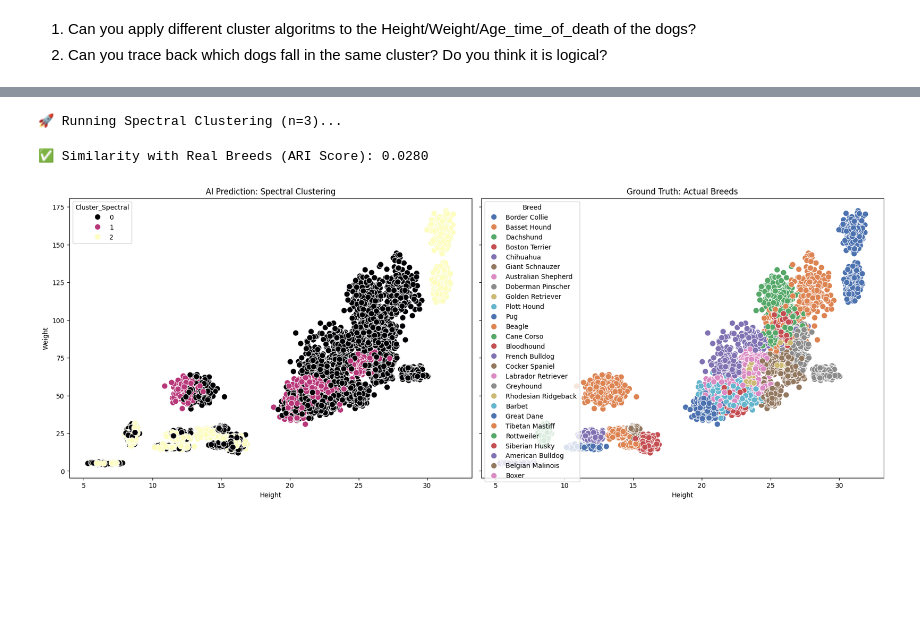
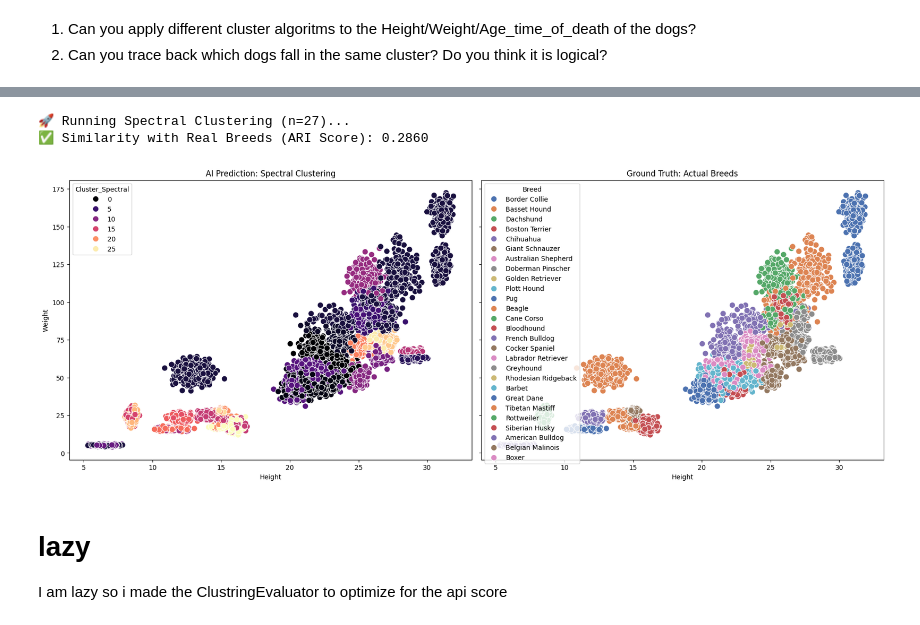
Before and after one commit to niboR13s/Data-science-code, a Jupyter notebook: Homework/Week_03/Unsupervised methods/00_Dog_clustering.ipynb, the cells around one changed output, grey strips where cells are left out. Drawn from its saved outputs; the diff is of its cells as text; code cells hidden in the pictures; blank space fills up the shorter version.

```diff
--- a/Homework/Week_03/Unsupervised methods/00_Dog_clustering.ipynb
+++ b/Homework/Week_03/Unsupervised methods/00_Dog_clustering.ipynb
@@ -66,15 +68,14 @@ X_scaled = pd.DataFrame(scaler.fit_transform(X), columns=X.columns)
 # --- 2. Elbow Method ---
 print("📉 Calculating Elbow Curve...")
 inertia = []
-k_range = range(1, 11)
 
-for k in k_range:
+for k in Kluster_range:
     kmeans = KMeans(n_clusters=k, random_state=42, n_init=10)
     kmeans.fit(X_scaled)
     inertia.append(kmeans.inertia_)
 
 plt.figure(figsize=(10, 4))
-plt.plot(k_range, inertia, marker='o', linestyle='--')
+plt.plot(Kluster_range, inertia, marker='o', linestyle='--')
 plt.title('Elbow Method: Optimal k')
 plt.xlabel('Number of Clusters (k)')
 plt.ylabel('Inertia')
@@ -83,7 +84,7 @@ plt.show()
 
 # --- 3. Apply K-Means ---
 # Set k to the number of breeds you expect (or based on elbow)
-optimal_k = 3
+optimal_k =27
 print(f"🚀 Running K-Means with k={optimal_k}...")
 
 kmeans = KMeans(n_clusters=optimal_k, random_state=42, n_init=10)
@@ -134,10 +135,10 @@ plt.ylabel('Distance')
 plt.show()
 
 # --- 2. Apply Agglomerative Clustering ---
-n_clusters = 3
-print(f"🚀 Running Agglomerative Clustering (n={n_clusters})...")
 
-agg_clus = AgglomerativeClustering(n_clusters=n_clusters, linkage='ward')
+print(f"🚀 Running Agglomerative Clustering (n={27})...")
+
+agg_clus = AgglomerativeClustering(n_clusters=27, linkage='ward')
 df_clus['Cluster_Agg'] = agg_clus.fit_predict(X_scaled)
 
 # --- 3. Comparison with Ground Truth ---
@@ -184,7 +185,7 @@ plt.grid(True)
 plt.show()
 
 # --- 2. Apply DBSCAN ---
-eps_value = 0.5 # Adjust based on plot!
+eps_value = 0.1 # Adjust based on plot!
 print(f"🚀 Running DBSCAN (eps={eps_value})...")
 
 dbscan = DBSCAN(eps=eps_value, min_samples=min_samples)
@@ -224,23 +225,22 @@ from sklearn.metrics import adjusted_rand_score
 
 # --- 1. BIC Score Plot ---
 print("📉 Calculating BIC Scores...")
-n_components_range = range(1, 11)
 bic_scores = []
 
-for n in n_components_range:
+for n in Kluster_range:
     gmm = GaussianMixture(n_components=n, random_state=42)
     gmm.fit(X_scaled)
     bic_scores.append(gmm.bic(X_scaled))
 
 plt.figure(figsize=(10, 4))
-plt.plot(n_components_range, bic_scores, marker='o', color='purple')
+plt.plot(Kluster_range, bic_scores, marker='o', color='purple')
 plt.title('BIC Score (Lower is Better)')
 plt.xlabel('Number of Clusters')
 plt.grid(True)
 plt.show()
 
 # --- 2. Apply GMM ---
-optimal_n = 3
+optimal_n = 27
 print(f"🚀 Running GMM (n={optimal_n})...")
 
 gmm = GaussianMixture(n_components=optimal_n, random_state=42)
@@ -275,36 +275,40 @@ from sklearn.metrics import adjusted_rand_score
 
 # --- 1. Apply Spectral Clustering ---
 # Spectral needs to know the number of clusters beforehand
-n_clusters_spectral = 3
+n_clusters_spectral = 27
 print(f"🚀 Running Spectral Clustering (n={n_clusters_spectral})...")
 
 spectral = SpectralClustering(
     n_clusters=n_clusters_spectral,
     affinity='nearest_neighbors',
     random_state=42,
     n_jobs=-1
 )
 
 df_clus['Cluster_Spectral'] = spectral.fit_predict(X_scaled)
 
 # --- 2. Comparison with Ground Truth ---
 ari_score = adjusted_rand_score(df_clus['Breed'], df_clus['Cluster_Spectral'])
 print(f"✅ Similarity with Real Breeds (ARI Score): {ari_score:.4f}")
 
 # Side-by-Side Visualization
 fig, axes = plt.subplots(1, 2, figsize=(18, 7), sharey=True)
 
 # Plot 1: AI Clusters
 sns.scatterplot(data=df_clus, x='Height', y='Weight', hue='Cluster_Spectral', palette='magma', s=80, ax=axes[0])
 axes[0].set_title(f'AI Prediction: Spectral Clustering')
 
 # Plot 2: Real Breeds
 sns.scatterplot(data=df_clus, x='Height', y='Weight', hue='Breed', palette='deep', s=80, ax=axes[1])
 axes[1].set_title('Ground Truth: Actual Breeds')
 
 plt.tight_layout()
 plt.show()
 # %% [output]
-🚀 Running Spectral Clustering (n=3)...
+🚀 Running Spectral Clustering (n=27)...
+✅ Similarity with Real Breeds (ARI Score): 0.2860
-✅ Similarity with Real Breeds (ARI Score): 0.0280
-[figure, old version]
+[figure, new version]
+# %% [markdown]
+# lazy
+
+I am lazy so i made the ClustringEvaluator to optimize for the api score
```
Also changed, not shown: parts of 8 cells of this notebook, 2 other files.
